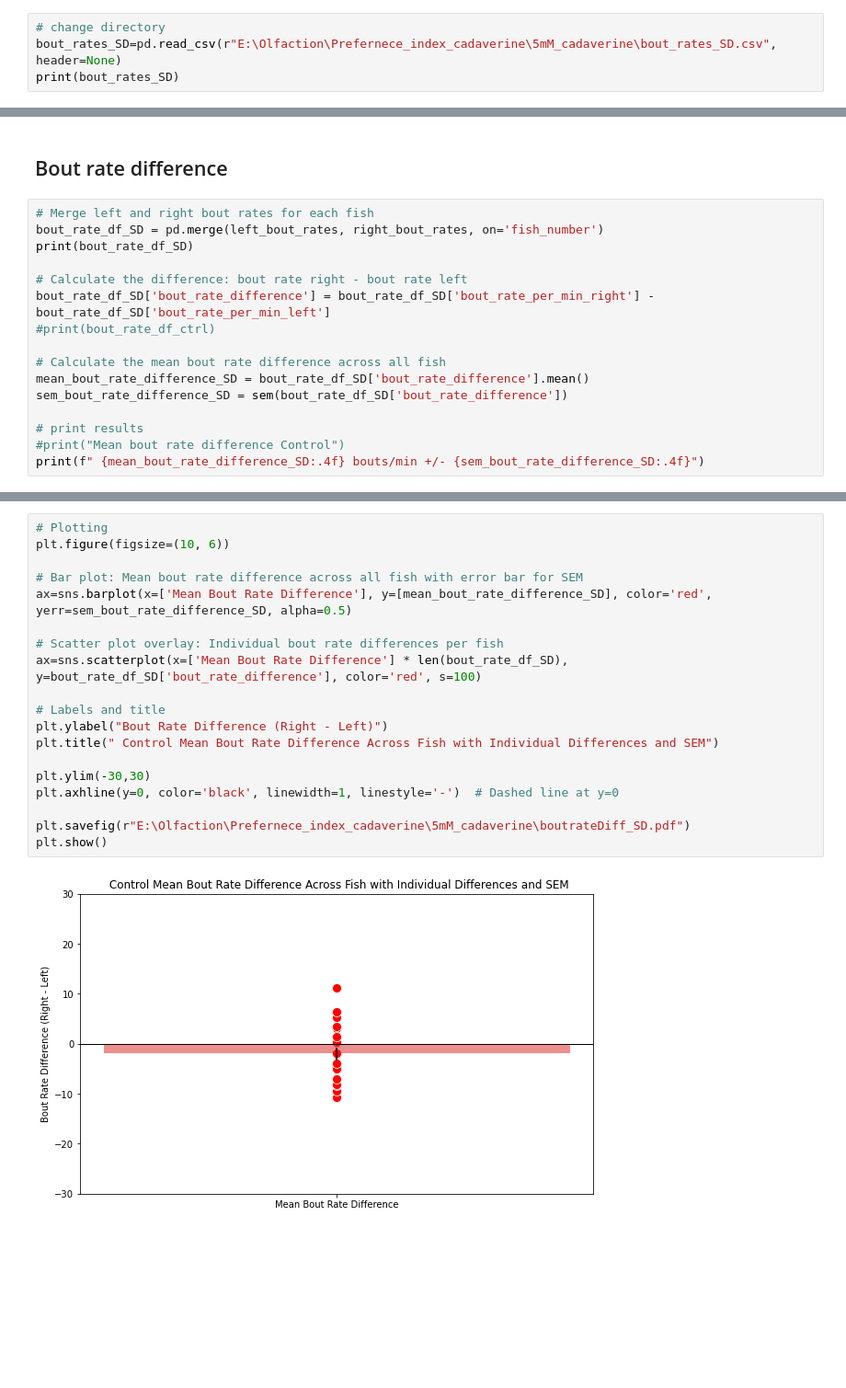
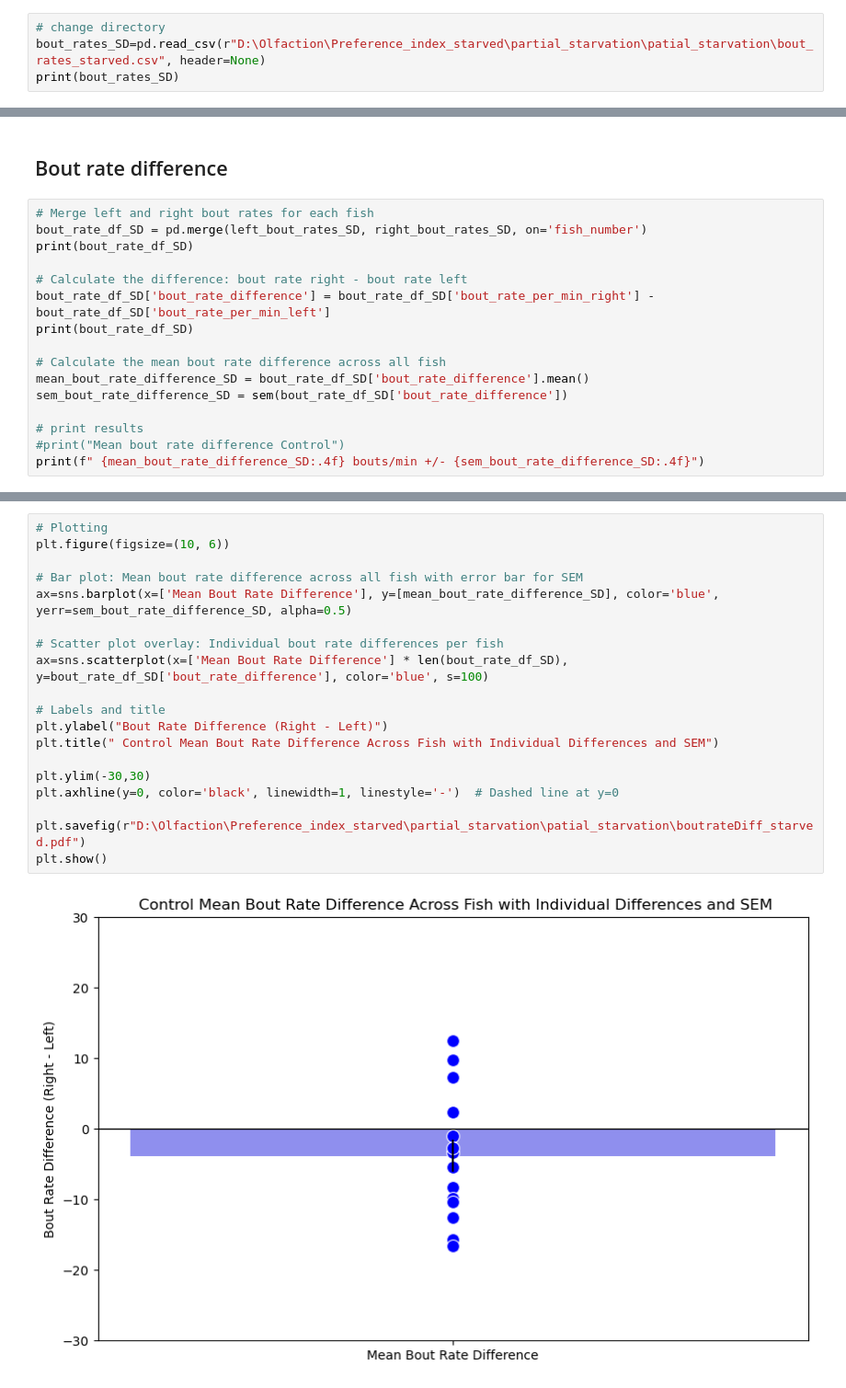
Before and after one commit to PaulaPflitsch/SleepPaper_code2023, a Jupyter notebook: Avoidance_analysis/Odor_sleep_data_oct2024.ipynb, the cells around one changed output, grey strips where cells are left out. Shown at 92% size. Saved outputs shown, nothing was run; the diff lists cells and outputs as text; blank space fills up the shorter version.

```diff
--- a/Avoidance_analysis/Odor_sleep_data_oct2024.ipynb
+++ b/Avoidance_analysis/Odor_sleep_data_oct2024.ipynb
@@ -46,5 +46,5 @@ print(bout_rates_ctrl)
 # %%
 # change directory
-bout_rates_SD=pd.read_csv(r"E:\Olfaction\Prefernece_index_cadaverine\5mM_cadaverine\bout_rates_SD.csv", header=None)
+bout_rates_SD=pd.read_csv(r"D:\Olfaction\Preference_index_starved\partial_starvation\patial_starvation\bout_rates_starved.csv", header=None)
 print(bout_rates_SD)
 # %% [output]
@@ -344,12 +371,12 @@ fig.savefig(r"E:\Olfaction\Prefernece_index_cadaverine\5mM_cadaverine\bout_rate_
 ## Bout rate difference
 # %%
 # Merge left and right bout rates for each fish
-bout_rate_df_SD = pd.merge(left_bout_rates, right_bout_rates, on='fish_number')
+bout_rate_df_SD = pd.merge(left_bout_rates_SD, right_bout_rates_SD, on='fish_number')
 print(bout_rate_df_SD)
 
 # Calculate the difference: bout rate right - bout rate left
 bout_rate_df_SD['bout_rate_difference'] = bout_rate_df_SD['bout_rate_per_min_right'] - bout_rate_df_SD['bout_rate_per_min_left']
-#print(bout_rate_df_ctrl)
+print(bout_rate_df_SD)
 
 # Calculate the mean bout rate difference across all fish
 mean_bout_rate_difference_SD = bout_rate_df_SD['bout_rate_difference'].mean()
@@ -379,24 +406,24 @@ fish_number
 # %%
 # Plotting
 plt.figure(figsize=(10, 6))
 
 # Bar plot: Mean bout rate difference across all fish with error bar for SEM
-ax=sns.barplot(x=['Mean Bout Rate Difference'], y=[mean_bout_rate_difference_SD], color='red', yerr=sem_bout_rate_difference_SD, alpha=0.5)
+ax=sns.barplot(x=['Mean Bout Rate Difference'], y=[mean_bout_rate_difference_SD], color='blue', yerr=sem_bout_rate_difference_SD, alpha=0.5)
 
 # Scatter plot overlay: Individual bout rate differences per fish
-ax=sns.scatterplot(x=['Mean Bout Rate Difference'] * len(bout_rate_df_SD), y=bout_rate_df_SD['bout_rate_difference'], color='red', s=100)
+ax=sns.scatterplot(x=['Mean Bout Rate Difference'] * len(bout_rate_df_SD), y=bout_rate_df_SD['bout_rate_difference'], color='blue', s=100)
 
 # Labels and title
 plt.ylabel("Bout Rate Difference (Right - Left)")
 plt.title(" Control Mean Bout Rate Difference Across Fish with Individual Differences and SEM")
 
 plt.ylim(-30,30)
 plt.axhline(y=0, color='black', linewidth=1, linestyle='-')  # Dashed line at y=0
 
-plt.savefig(r"E:\Olfaction\Prefernece_index_cadaverine\5mM_cadaverine\boutrateDiff_SD.pdf")
+plt.savefig(r"D:\Olfaction\Preference_index_starved\partial_starvation\patial_starvation\boutrateDiff_starved.pdf")
 plt.show()
 # %% [output]
-[figure, old version]
+[figure, new version]
 # %%
 p=ranksums(bout_rate_df_ctrl['bout_rate_difference'], bout_rate_df_SD['bout_rate_difference'])
 print(f"control vs treatment: statistic={p.statistic:.6f}, p-value={p.pvalue:.10f}")
```
Also changed, not shown: parts of 18 cells of this notebook.
